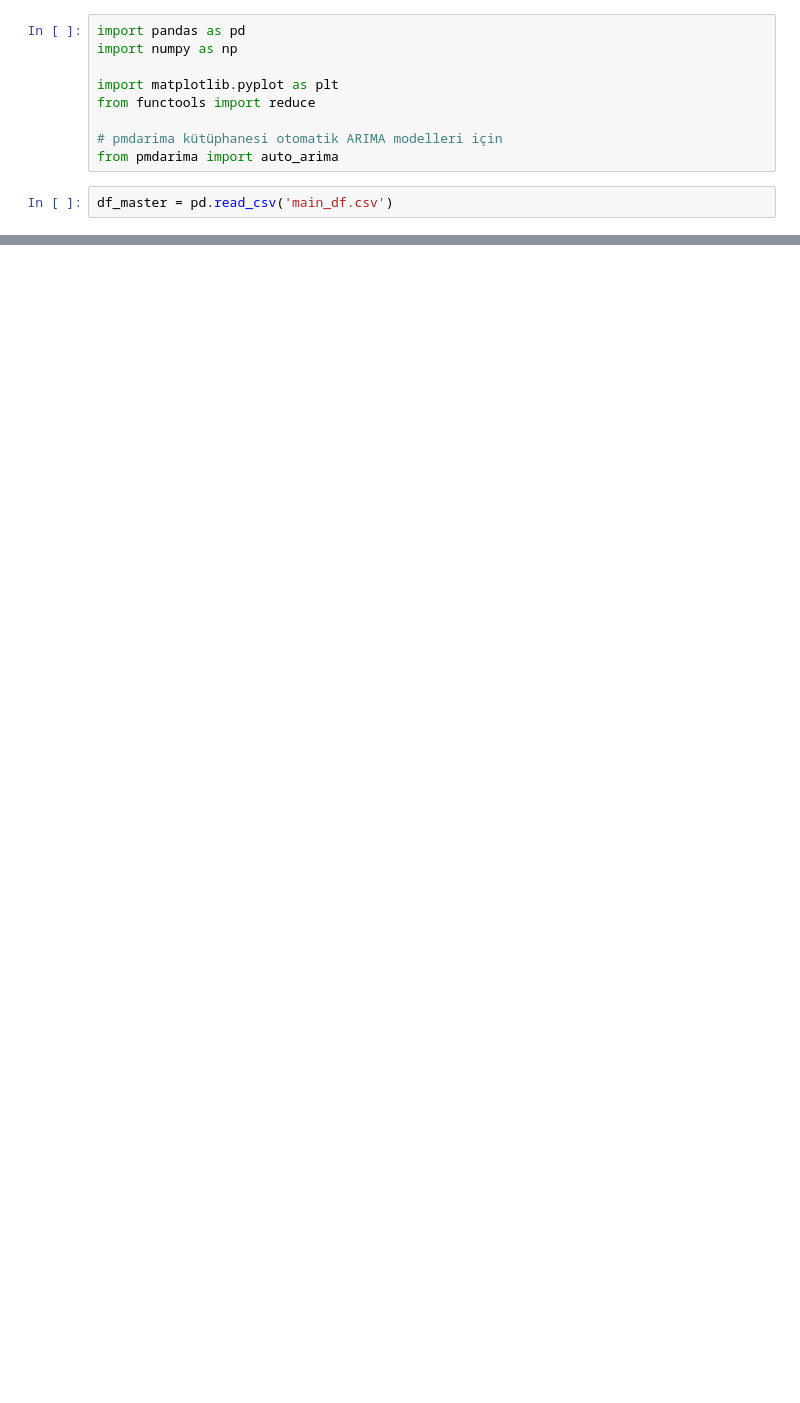
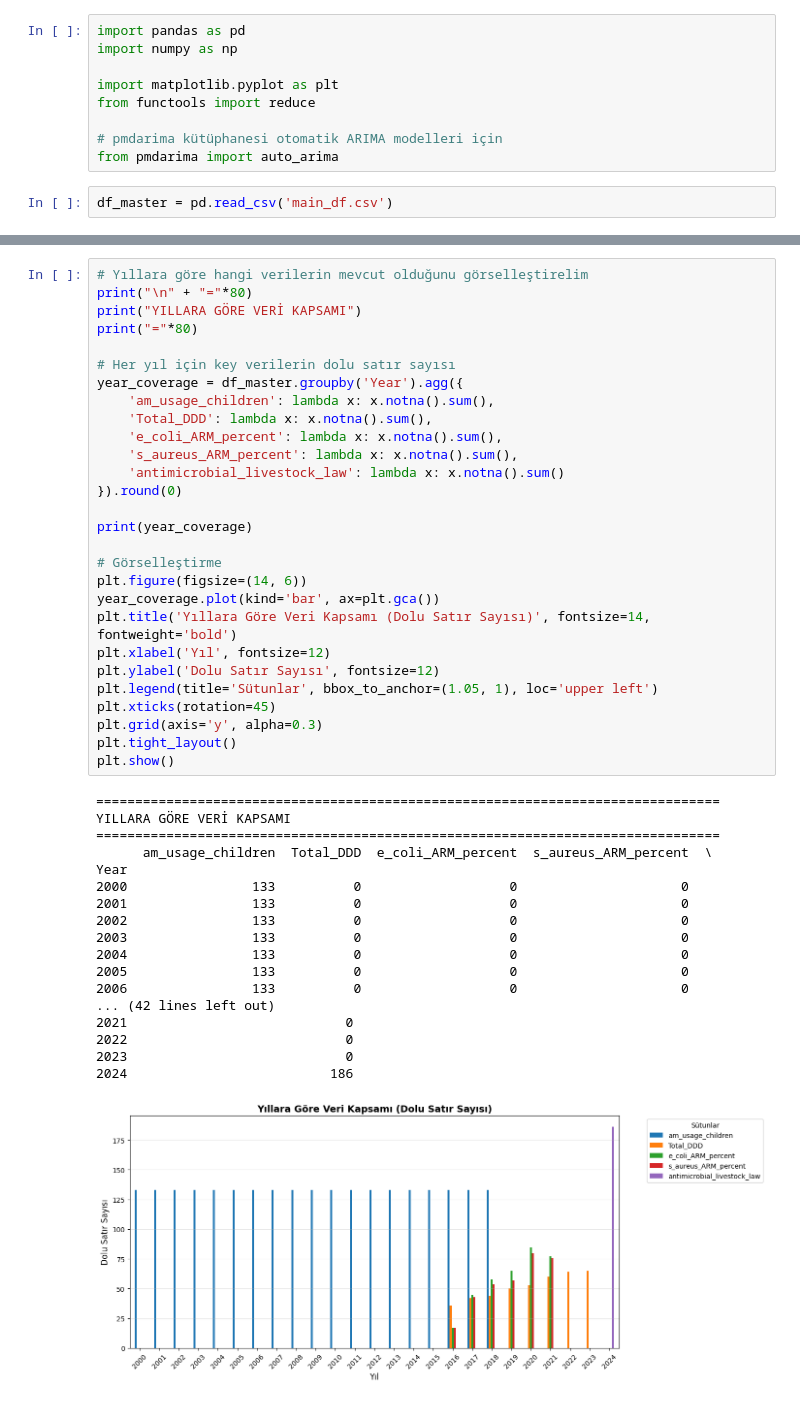
Before and after one commit to hasanaliozdemir/ARM-Data, a Jupyter notebook: model.ipynb, the cells around one changed output, grey strips where cells are left out. Drawn from its saved outputs; the diff is of its cells as text; blank space fills up the shorter version.

```diff
--- a/model.ipynb
+++ b/model.ipynb
@@ -322,0 +159,47 @@ Sample:                    01-01-2011   HQIC                            20.758
+# %%
+# Yıllara göre hangi verilerin mevcut olduğunu görselleştirelim
+print("\n" + "="*80)
+print("YILLARA GÖRE VERİ KAPSAMI")
+print("="*80)
+
+# Her yıl için key verilerin dolu satır sayısı
+year_coverage = df_master.groupby('Year').agg({
+    'am_usage_children': lambda x: x.notna().sum(),
+    'Total_DDD': lambda x: x.notna().sum(),
+    'e_coli_ARM_percent': lambda x: x.notna().sum(),
+    's_aureus_ARM_percent': lambda x: x.notna().sum(),
+    'antimicrobial_livestock_law': lambda x: x.notna().sum()
+}).round(0)
+
+print(year_coverage)
+
+# Görselleştirme
+plt.figure(figsize=(14, 6))
+year_coverage.plot(kind='bar', ax=plt.gca())
+plt.title('Yıllara Göre Veri Kapsamı (Dolu Satır Sayısı)', fontsize=14, fontweight='bold')
+plt.xlabel('Yıl', fontsize=12)
+plt.ylabel('Dolu Satır Sayısı', fontsize=12)
+plt.legend(title='Sütunlar', bbox_to_anchor=(1.05, 1), loc='upper left')
+plt.xticks(rotation=45)
+plt.grid(axis='y', alpha=0.3)
+plt.tight_layout()
+plt.show()
+# %% [output]
+================================================================================
+YILLARA GÖRE VERİ KAPSAMI
+================================================================================
+      am_usage_children  Total_DDD  e_coli_ARM_percent  s_aureus_ARM_percent  \
+Year
+2000                133          0                   0                     0
+2001                133          0                   0                     0
+2002                133          0                   0                     0
+2003                133          0                   0                     0
+2004                133          0                   0                     0
+2005                133          0                   0                     0
+2006                133          0                   0                     0
+... (42 lines left out)
+2021                            0
+2022                            0
+2023                            0
+2024                          186
+[figure, added]
```
Also changed, not shown: parts of 51 cells of this notebook, 31 other files.
